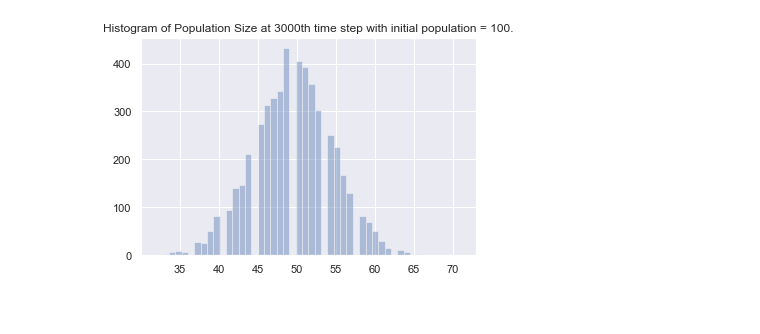
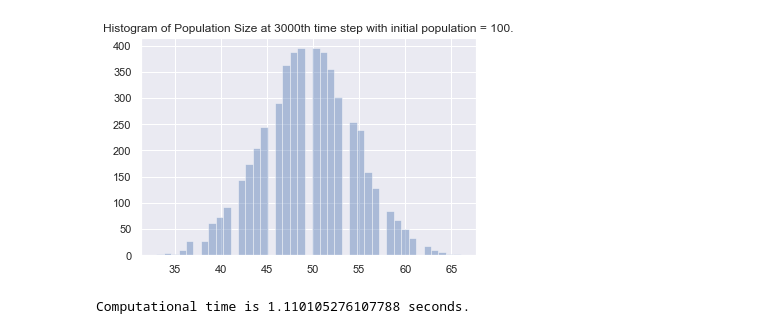
Before and after one commit to trienthuyendang/M6397-StochasticProcesses, a Jupyter notebook: Computational-challenges/CompChallenge2.ipynb, the cells around one changed output. Drawn from its saved outputs; the diff is of its cells as text; code cells hidden in the pictures.

```diff
--- a/Computational-challenges/CompChallenge2.ipynb
+++ b/Computational-challenges/CompChallenge2.ipynb
@@ -80,23 +89,29 @@ fig.savefig("1-1-PopulationTrajectories.png")
 # %%
 #--- Histogram of population time at t=3000
 N_trial = 5000
-P0 = 100
-t = 3000
+initpop = 100
+
+start1 = time.time()
 
 s = []
 for i in range(N_trial):
-    pop = popTrajectory(t, P0)
+    pop = popTrajectory(t, r, K, initpop)
     s.append(pop[t-1])
 
 pop_hist = sns.distplot(s, kde=False)
 plt.title('Histogram of Population Size at {T}th time step with initial population = {P}.'.format(T=t,P=P0))
 # plt.legend(loc="upper left")
 plt.show()
 
 fig = pop_hist.get_figure()
 fig.savefig("1-2-Histogram.png")
+
+end1 = time.time()
+
+print('Computational time is {t} seconds.'.format(t=end1-start1))
 # %% [output]
-[figure, old version]
+[figure, new version]
+Computational time is 1.110105276107788 seconds.
 # %%
 # Find the extinction time
 #--- Intial Parameters
```
Also changed, not shown: parts of 6 cells of this notebook, 1 other file.
